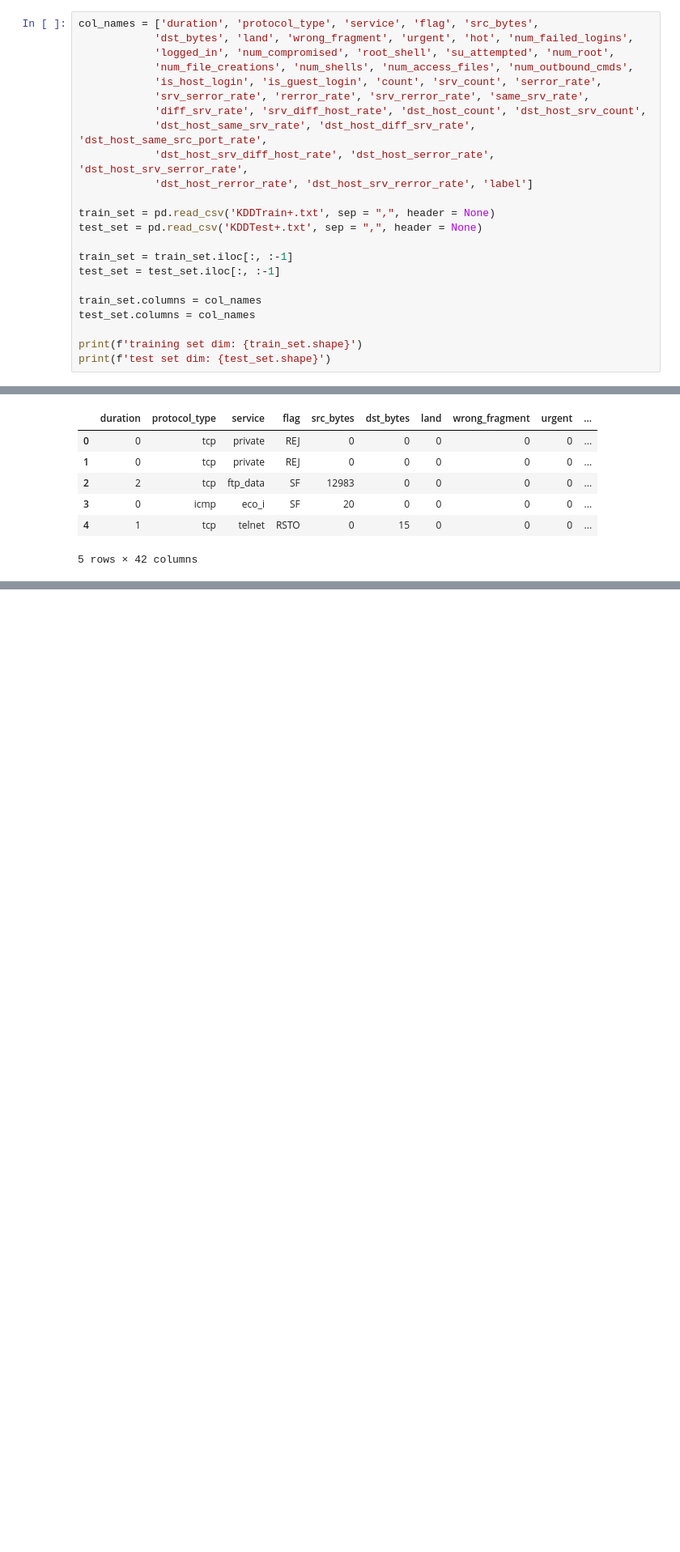
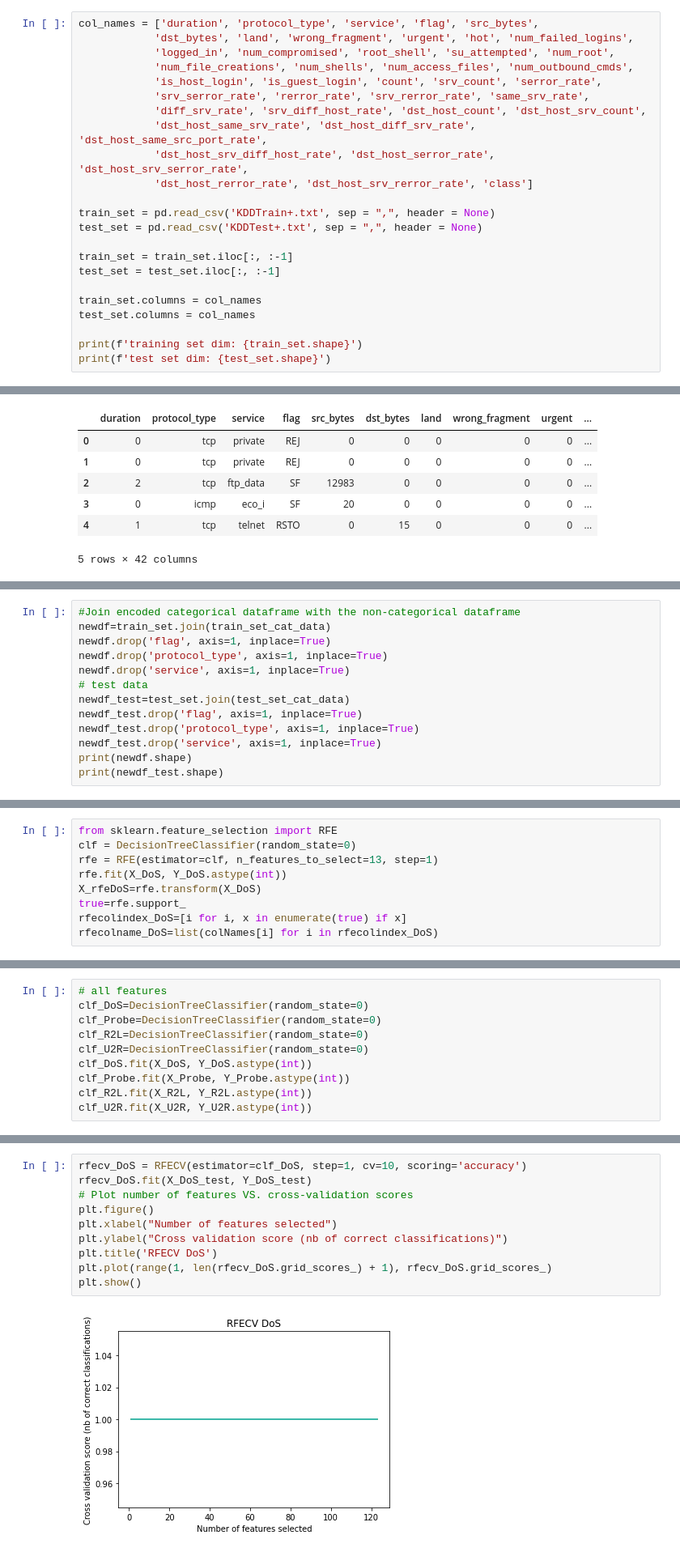
Before and after one commit to JTomkiewicz/EARIN, a Jupyter notebook: lab4/lab4.ipynb, the cells around one changed output, grey strips where cells are left out. Shown at 81% size. Drawn from its saved outputs; the diff is of its cells as text; blank space fills up the shorter version.

```diff
--- a/lab4/lab4.ipynb
+++ b/lab4/lab4.ipynb
@@ -10,7 +19,7 @@ col_names = ['duration', 'protocol_type', 'service', 'flag', 'src_bytes',
             'diff_srv_rate', 'srv_diff_host_rate', 'dst_host_count', 'dst_host_srv_count',
             'dst_host_same_srv_rate', 'dst_host_diff_srv_rate', 'dst_host_same_src_port_rate',
             'dst_host_srv_diff_host_rate', 'dst_host_serror_rate', 'dst_host_srv_serror_rate',
-            'dst_host_rerror_rate', 'dst_host_srv_rerror_rate', 'label']
+            'dst_host_rerror_rate', 'dst_host_srv_rerror_rate', 'class']
 
 train_set = pd.read_csv('KDDTrain+.txt', sep = ",", header = None)
 test_set = pd.read_csv('KDDTest+.txt', sep = ",", header = None)
@@ -48,0 +214,13 @@ test_set.head(5)
+# %%
+#Join encoded categorical dataframe with the non-categorical dataframe
+newdf=train_set.join(train_set_cat_data)
+newdf.drop('flag', axis=1, inplace=True)
+newdf.drop('protocol_type', axis=1, inplace=True)
+newdf.drop('service', axis=1, inplace=True)
+# test data
+newdf_test=test_set.join(test_set_cat_data)
+newdf_test.drop('flag', axis=1, inplace=True)
+newdf_test.drop('protocol_type', axis=1, inplace=True)
+newdf_test.drop('service', axis=1, inplace=True)
+print(newdf.shape)
+print(newdf_test.shape)
@@ -48,0 +522,9 @@ test_set.head(5)
+# %%
+from sklearn.feature_selection import RFE
+clf = DecisionTreeClassifier(random_state=0)
+rfe = RFE(estimator=clf, n_features_to_select=13, step=1)
+rfe.fit(X_DoS, Y_DoS.astype(int))
+X_rfeDoS=rfe.transform(X_DoS)
+true=rfe.support_
+rfecolindex_DoS=[i for i, x in enumerate(true) if x]
+rfecolname_DoS=list(colNames[i] for i in rfecolindex_DoS)
@@ -48,0 +579,10 @@ test_set.head(5)
+# %%
+# all features
+clf_DoS=DecisionTreeClassifier(random_state=0)
+clf_Probe=DecisionTreeClassifier(random_state=0)
+clf_R2L=DecisionTreeClassifier(random_state=0)
+clf_U2R=DecisionTreeClassifier(random_state=0)
+clf_DoS.fit(X_DoS, Y_DoS.astype(int))
+clf_Probe.fit(X_Probe, Y_Probe.astype(int))
+clf_R2L.fit(X_R2L, Y_R2L.astype(int))
+clf_U2R.fit(X_U2R, Y_U2R.astype(int))
@@ -48,0 +749,12 @@ test_set.head(5)
+# %%
+rfecv_DoS = RFECV(estimator=clf_DoS, step=1, cv=10, scoring='accuracy')
+rfecv_DoS.fit(X_DoS_test, Y_DoS_test)
+# Plot number of features VS. cross-validation scores
+plt.figure()
+plt.xlabel("Number of features selected")
+plt.ylabel("Cross validation score (nb of correct classifications)")
+plt.title('RFECV DoS')
+plt.plot(range(1, len(rfecv_DoS.grid_scores_) + 1), rfecv_DoS.grid_scores_)
+plt.show()
+# %% [output]
+[figure, added]
```
Also changed, not shown: parts of 168 cells of this notebook.
